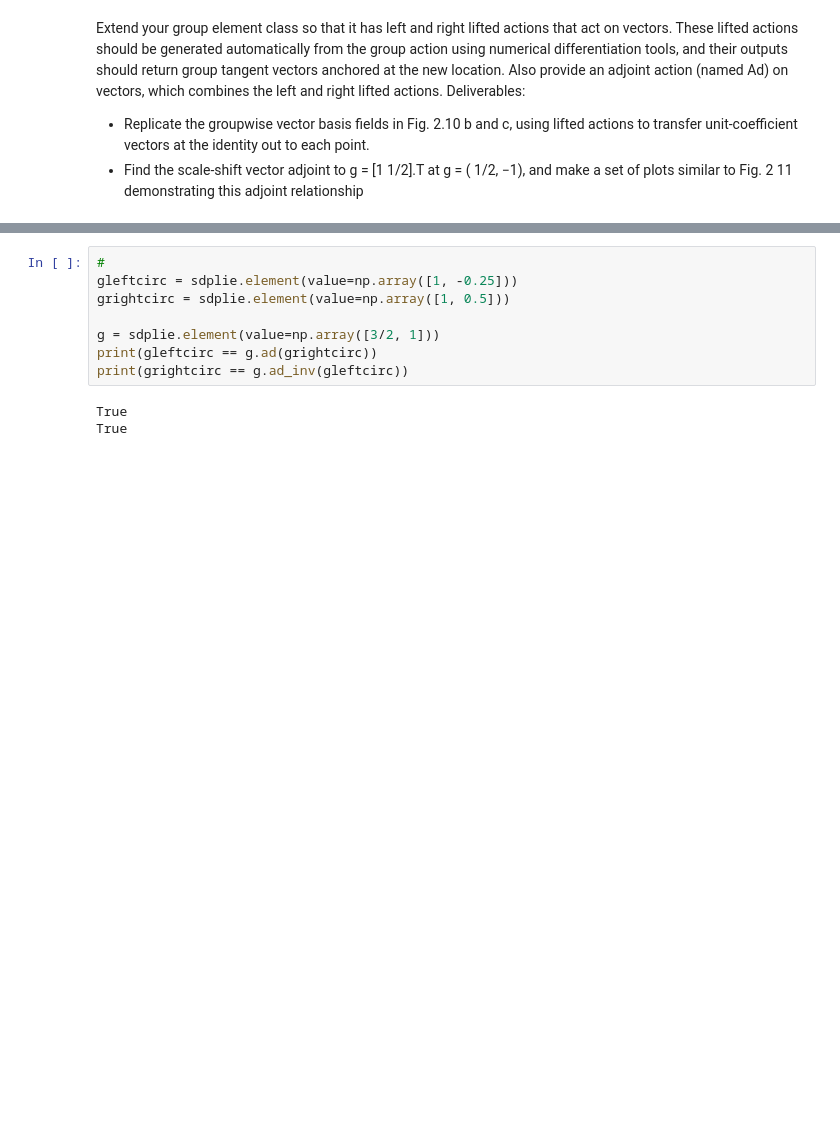
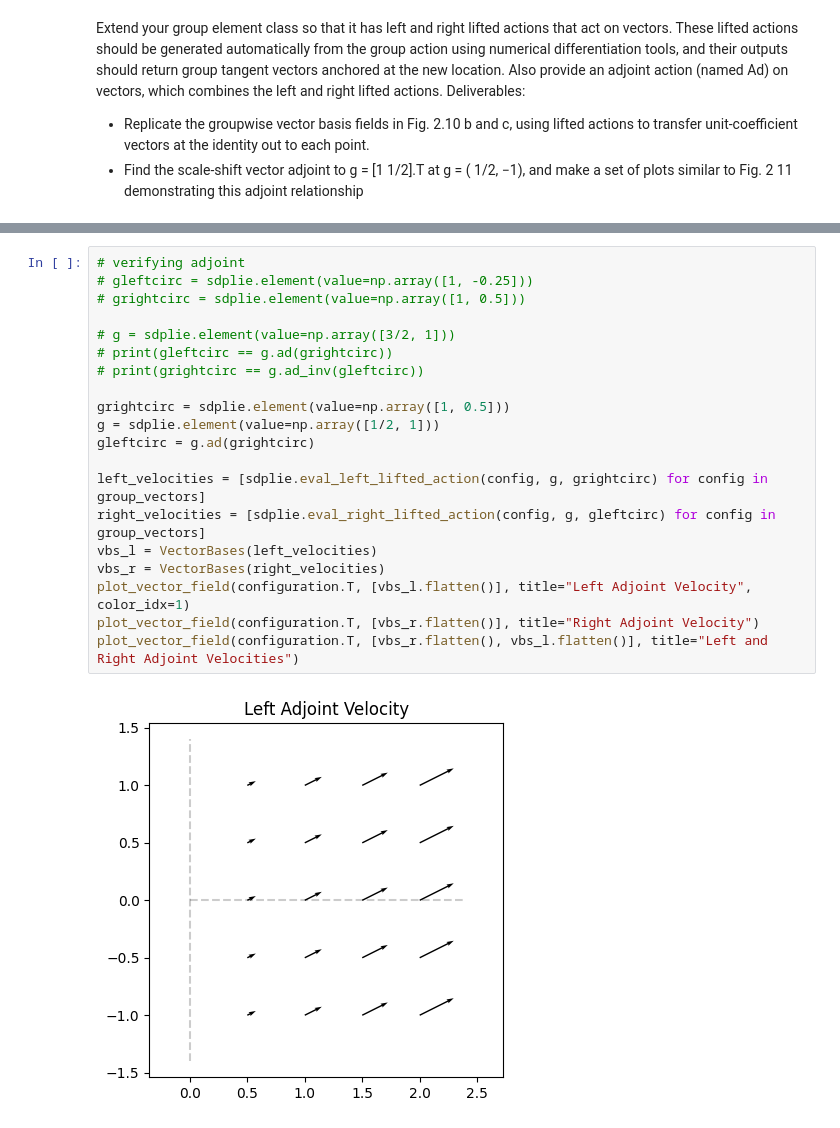
Before and after one commit to rooshm/rob541, a Jupyter notebook: hw2.ipynb, the cells around one changed output, grey strips where cells are left out. Drawn from its saved outputs; the diff is of its cells as text; blank space fills up the shorter version.

```diff
--- a/hw2.ipynb
+++ b/hw2.ipynb
@@ -156,11 +140,22 @@ plot_vector_field(configuration.T, [np.array(res_r_dx).reshape(20, 2).T, np.arra
 # %%
-#
-gleftcirc = sdplie.element(value=np.array([1, -0.25]))
+# verifying adjoint
+# gleftcirc = sdplie.element(value=np.array([1, -0.25]))
+# grightcirc = sdplie.element(value=np.array([1, 0.5]))
+
+# g = sdplie.element(value=np.array([3/2, 1]))
+# print(gleftcirc == g.ad(grightcirc))
+# print(grightcirc == g.ad_inv(gleftcirc))
+
 grightcirc = sdplie.element(value=np.array([1, 0.5]))
+g = sdplie.element(value=np.array([1/2, 1]))
+gleftcirc = g.ad(grightcirc)
 
-g = sdplie.element(value=np.array([3/2, 1]))
-print(gleftcirc == g.ad(grightcirc))
-print(grightcirc == g.ad_inv(gleftcirc))
+left_velocities = [sdplie.eval_left_lifted_action(config, g, grightcirc) for config in group_vectors]
+right_velocities = [sdplie.eval_right_lifted_action(config, g, gleftcirc) for config in group_vectors]
+vbs_l = VectorBases(left_velocities)
+vbs_r = VectorBases(right_velocities)
+plot_vector_field(configuration.T, [vbs_l.flatten()], title="Left Adjoint Velocity", color_idx=1)
+plot_vector_field(configuration.T, [vbs_r.flatten()], title="Right Adjoint Velocity")
+plot_vector_field(configuration.T, [vbs_r.flatten(), vbs_l.flatten()], title="Left and Right Adjoint Velocities")
 # %% [output]
-True
-True
+[figure, added]
```
Also changed, not shown: parts of 4 cells of this notebook, 2 other files.
